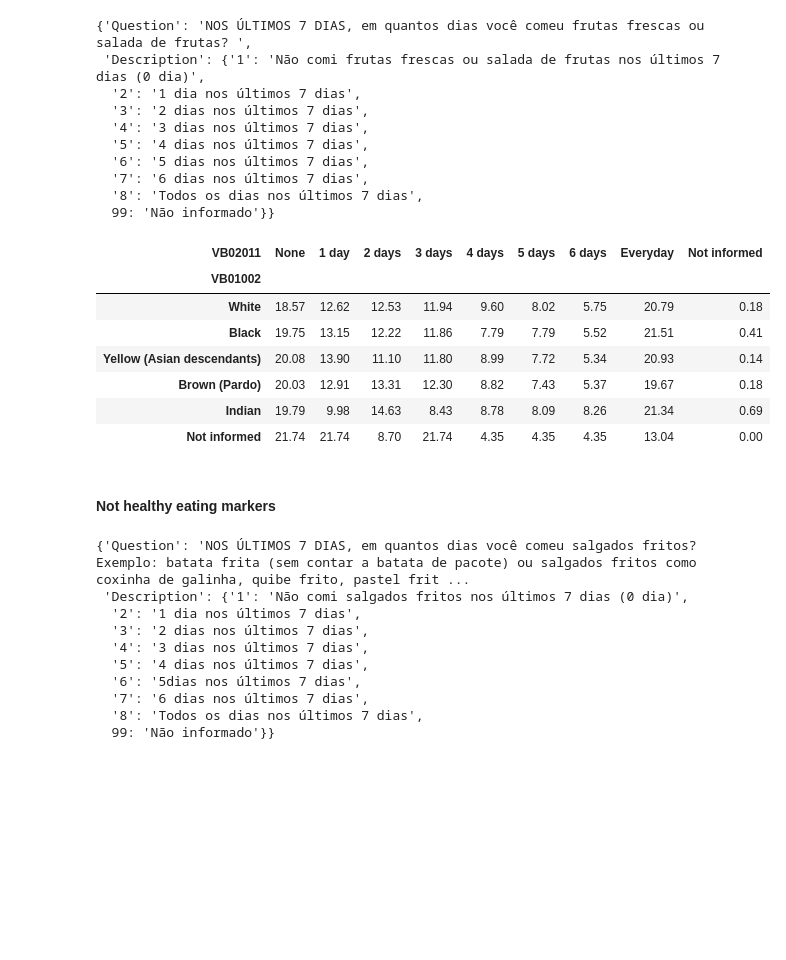
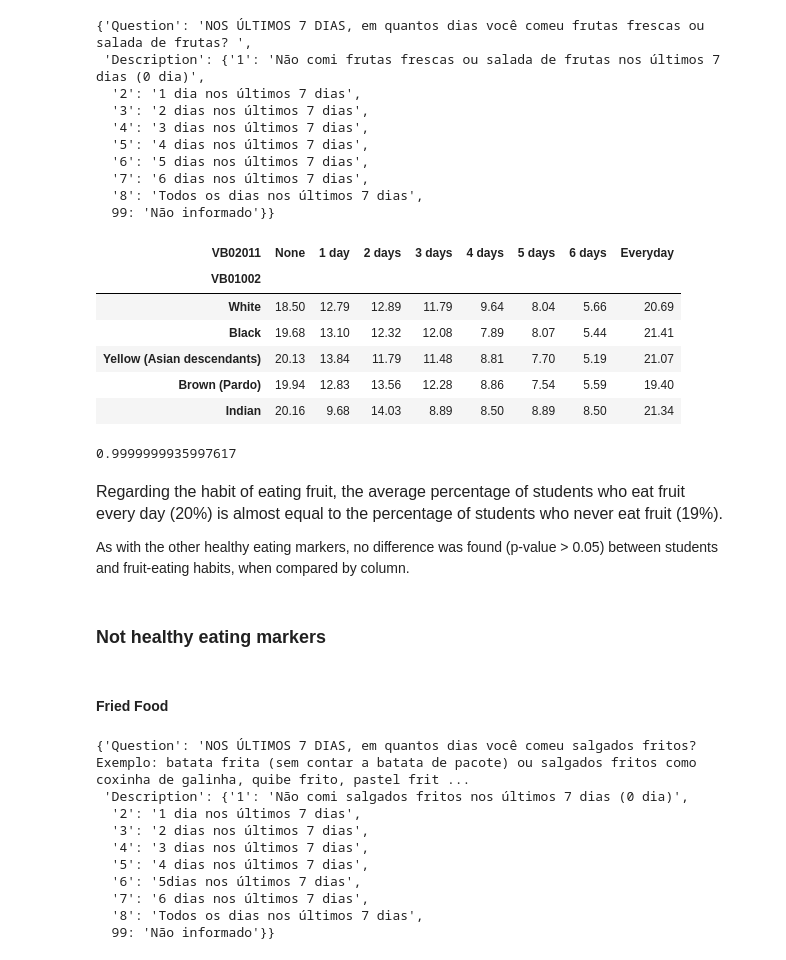
Before and after one commit to anaapbernardo/Bootcamp_DataScience, a Jupyter notebook: Module 3 - Statistics/Ana_Bernardo - Project 3.ipynb, the cells around one changed output. Saved outputs shown, nothing was run; the diff lists cells and outputs as text; code cells hidden in the pictures; blank space fills up the shorter version.

```diff
--- a/Module 3 - Statistics/Ana_Bernardo - Project 3.ipynb
+++ b/Module 3 - Statistics/Ana_Bernardo - Project 3.ipynb
@@ -16,20 +52,20 @@ url_data = 'https://github.com/anaapbernardo/Bootcamp_DataScience/blob/main/File
 url_dict = 'https://github.com/anaapbernardo/Bootcamp_DataScience/blob/main/Files%20-%20Bootcamp%20Data%20Science/Dicionario_PENSE_Microdados_AMOSTRA2.xls?raw=true'
 # %%
 # Reading the dataset
-df = pd.read_csv(url, sep=';', thousands='.', decimal=',')
+df = pd.read_csv(url_data, sep=';', thousands='.', decimal=',', na_values=99)
 
 # Reading the Q&A dictionary
 df_dict = pd.read_excel(url_dict)
 # %% [markdown]
 ### Dictionaries
 # %%
-dict_race = {1: 'White',
-             2: 'Black',
-             3: 'Yellow (Asian descendants)',
-             4: 'Brown (Pardo)',
-             5: 'Indian',
-             99: 'Not informed'
-            }
+dict_color = {1: 'White',
+              2: 'Black',
+              3: 'Yellow (Asian descendants)',
+              4: 'Brown (Pardo)',
+              5: 'Indian',
+              99: 'Not informed'
+             }
 # %%
 dict_answers = {1: 'None',
                 2: '1 day',
@@ -74,9 +110,11 @@ def get_question_description(colum_name) -> dict:
 
     return return_dict
 # %%
-def get_cross_frequency(question1: str, question2: str, dict1: dict, dict2: dict):
+def get_cross_frequency(dataframe: pd.DataFrame,
+                        question1: str, question2: str,
+                        dict1: dict, dict2: dict):
 
-    cross_frequency = pd.crosstab(df[question1], df[question2], normalize = 'index') * 100
+    cross_frequency = pd.crosstab(dataframe[question1], dataframe[question2], normalize = 'index') * 100
     cross_frequency.rename(index = dict1, inplace = True)
     cross_frequency.rename(columns = dict2, inplace = True)
 
@@ -83,0 +141,4 @@ def get_cross_frequency(question1: str, question2: str, dict1: dict, dict2: dict
+# %%
+# Removing all Not Informed (99 answers) that I set as NaN
+df_clean = df.dropna()
+df_clean.head()
@@ -317,20 +299,30 @@ question_fruits
   '8': 'Todos os dias nos últimos 7 dias',
   99: 'Não informado'}}
 # %%
-# Fuits
-eating_frequency_fruits = get_cross_frequency('VB01002', 'VB02011', dict_race, dict_answers)
+# Create Frequency Table (Percentage) - Eating Fruits
+eating_frequency_fruits = get_cross_frequency(df_clean, 'VB01002', 'VB02011', dict_color, dict_answers)
 eating_frequency_fruits
 # %% [output]
-| VB02011 | None | 1 day | 2 days | 3 days | 4 days | 5 days | 6 days | Everyday | Not informed |
-| VB01002 |  |  |  |  |  |  |  |  |  |
-| White | 18.57 | 12.62 | 12.53 | 11.94 | 9.60 | 8.02 | 5.75 | 20.79 | 0.18 |
-| Black | 19.75 | 13.15 | 12.22 | 11.86 | 7.79 | 7.79 | 5.52 | 21.51 | 0.41 |
-| Yellow (Asian descendants) | 20.08 | 13.90 | 11.10 | 11.80 | 8.99 | 7.72 | 5.34 | 20.93 | 0.14 |
-| Brown (Pardo) | 20.03 | 12.91 | 13.31 | 12.30 | 8.82 | 7.43 | 5.37 | 19.67 | 0.18 |
-| Indian | 19.79 | 9.98 | 14.63 | 8.43 | 8.78 | 8.09 | 8.26 | 21.34 | 0.69 |
-| Not informed | 21.74 | 21.74 | 8.70 | 21.74 | 4.35 | 4.35 | 4.35 | 13.04 | 0.00 |
+| VB02011 | None | 1 day | 2 days | 3 days | 4 days | 5 days | 6 days | Everyday |
+| VB01002 |  |  |  |  |  |  |  |  |
+| White | 18.50 | 12.79 | 12.89 | 11.79 | 9.64 | 8.04 | 5.66 | 20.69 |
+| Black | 19.68 | 13.10 | 12.32 | 12.08 | 7.89 | 8.07 | 5.44 | 21.41 |
+| Yellow (Asian descendants) | 20.13 | 13.84 | 11.79 | 11.48 | 8.81 | 7.70 | 5.19 | 21.07 |
+| Brown (Pardo) | 19.94 | 12.83 | 13.56 | 12.28 | 8.86 | 7.54 | 5.59 | 19.40 |
+| Indian | 20.16 | 9.68 | 14.03 | 8.89 | 8.50 | 8.89 | 8.50 | 21.34 |
+# %%
+chi2, p, dof, expected = chi2_contingency(eating_frequency_fruits)
+p
+# %% [output]
+0.9999999935997617
+# %% [markdown]
+<font size=3>Regarding the habit of eating fruit, the average percentage of students who eat fruit every day (20%) is almost equal to the percentage of students who never eat fruit (19%).
+
+As with the other healthy eating markers, no difference was found (p-value > 0.05) between students and fruit-eating habits, when compared by column.
 # %% [markdown]
-#### Not healthy eating markers
+### Not healthy eating markers
+# %% [markdown]
+#### Fried Food
 # %%
 question_fried_food = get_question_description('VB02002')
 question_fried_food
```
Also changed, not shown: parts of 61 cells of this notebook.
